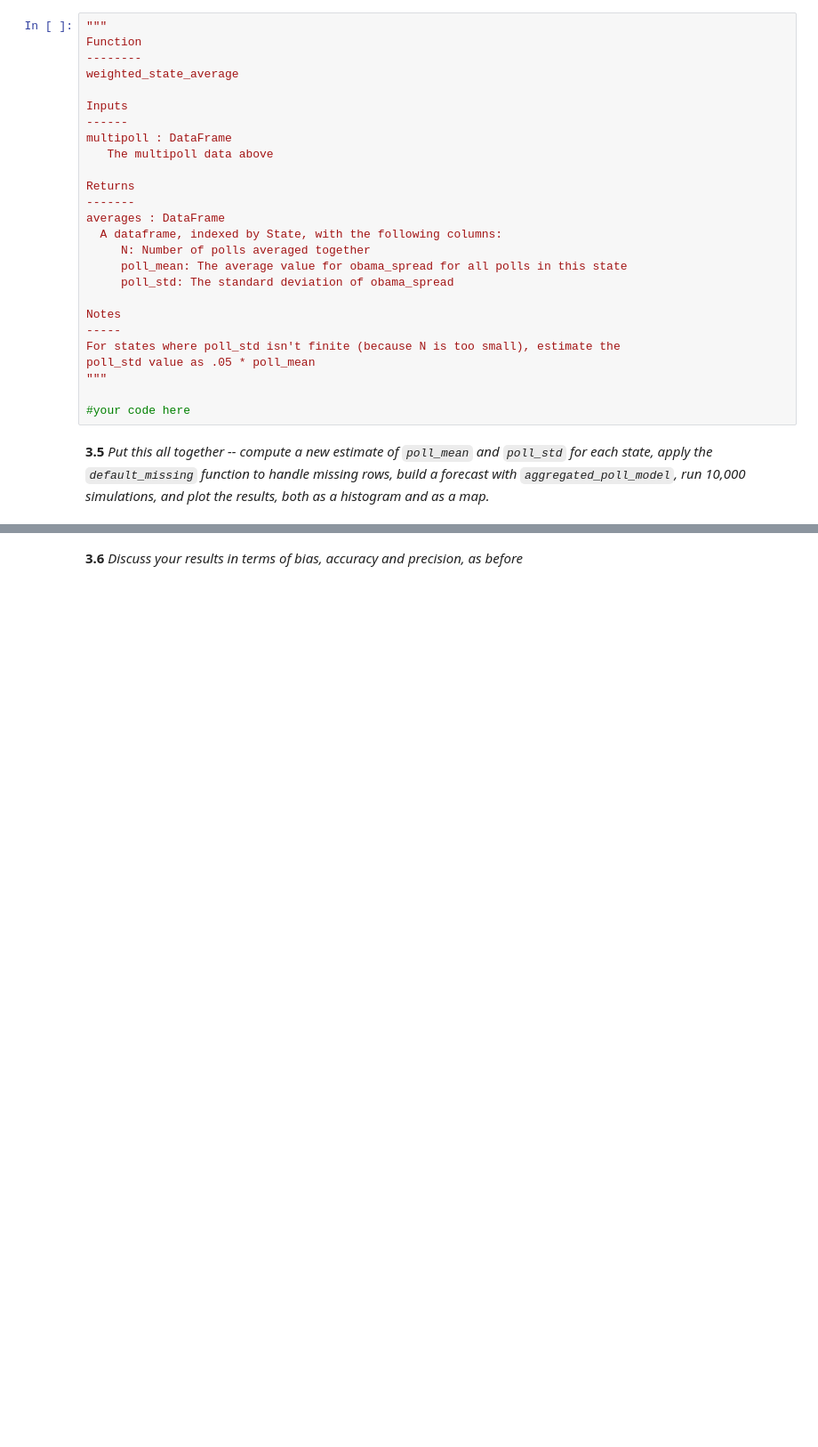
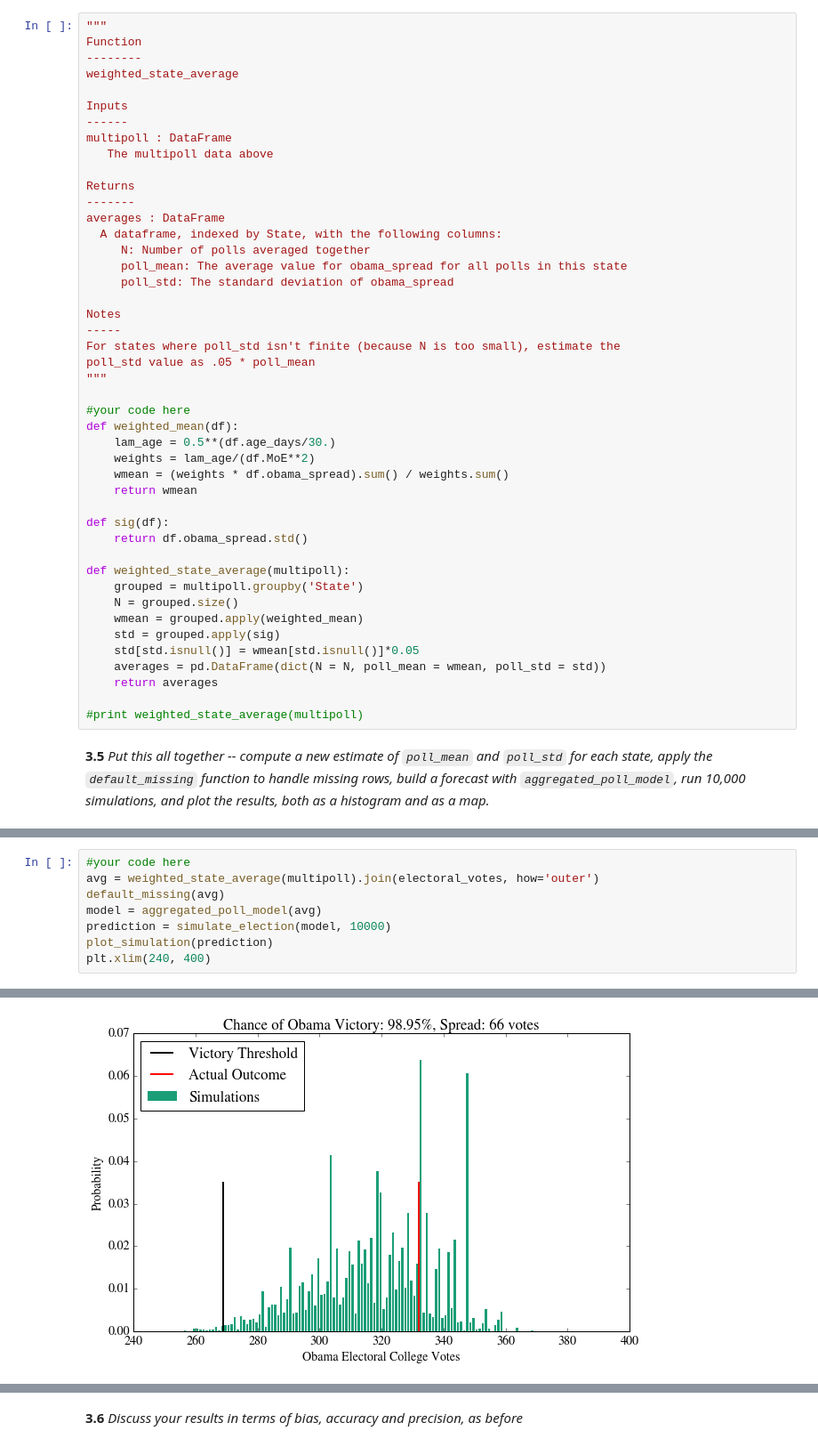
Before and after one commit to hiroshi-ishiiadajar/content, a Jupyter notebook: HW2.ipynb, the cells around one changed output, grey strips where cells are left out. Shown at 89% size. Drawn from its saved outputs; the diff is of its cells as text; blank space fills up the shorter version.

Commit message:
Finished HW2
Implemented weighted poll aggregation and simulated election using
generated predictions

```diff
--- a/HW2.ipynb
+++ b/HW2.ipynb
@@ -1334,5 +1334,24 @@ poll_std value as .05 * poll_mean
 """
 
 #your code here
+def weighted_mean(df):
+    lam_age = 0.5**(df.age_days/30.)
+    weights = lam_age/(df.MoE**2)
+    wmean = (weights * df.obama_spread).sum() / weights.sum()
+    return wmean
+
+def sig(df):
+    return df.obama_spread.std()
+
+def weighted_state_average(multipoll):
+    grouped = multipoll.groupby('State')
+    N = grouped.size()
+    wmean = grouped.apply(weighted_mean)
+    std = grouped.apply(sig)
+    std[std.isnull()] = wmean[std.isnull()]*0.05
+    averages = pd.DataFrame(dict(N = N, poll_mean = wmean, poll_std = std))
+    return averages
+
+#print weighted_state_average(multipoll)
 # %% [markdown]
 **3.5** *Put this all together -- compute a new estimate of `poll_mean` and `poll_std` for each state, apply the `default_missing` function to handle missing rows, build a forecast with `aggregated_poll_model`, run 10,000 simulations, and plot the results, both as a histogram and as a map.*
@@ -1340,0 +1358,9 @@ poll_std value as .05 * poll_mean
+# %%
+#your code here
+avg = weighted_state_average(multipoll).join(electoral_votes, how='outer')
+default_missing(avg)
+model = aggregated_poll_model(avg)
+prediction = simulate_election(model, 10000)
+plot_simulation(prediction)
+plt.xlim(240, 400)
+# %% [output]
@@ -1341,3 +1368,4 @@ poll_std value as .05 * poll_mean
+[figure, added]
 # %%
 #your map code here
 make_map(model.Obama, "P(Obama): Weighted Polls")
```
Also changed, not shown: parts of 5 cells of this notebook, 1 other file.
